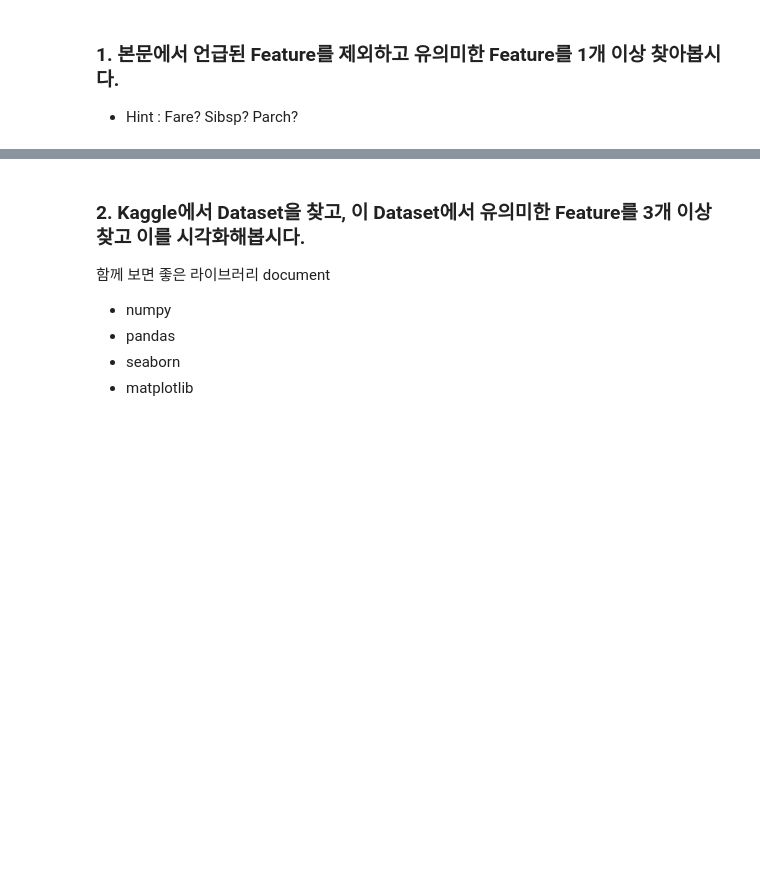
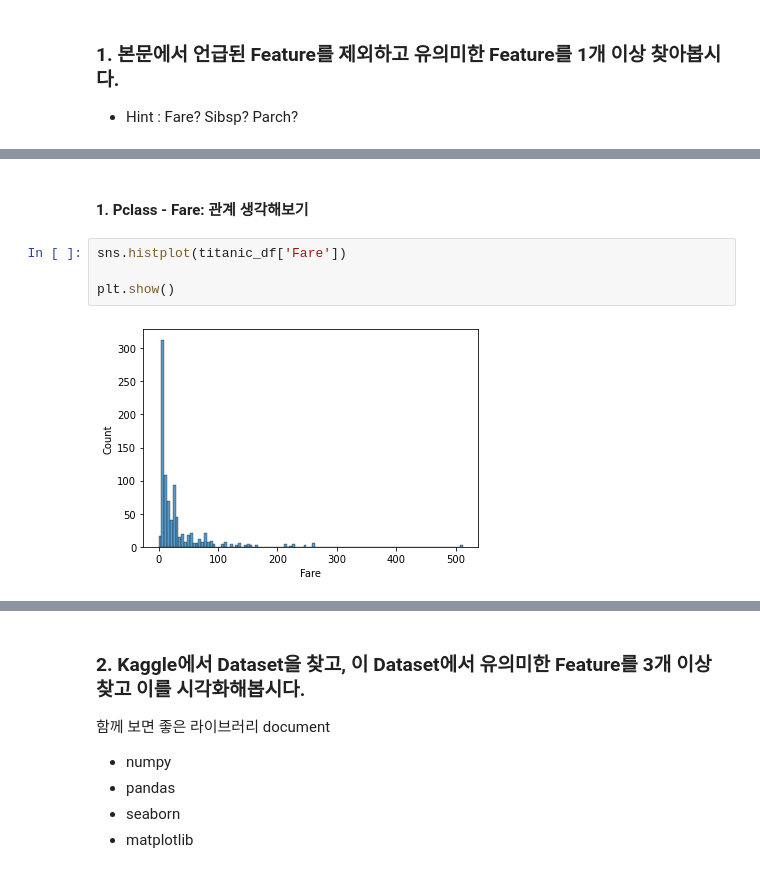
Before and after one commit to super-corini/programmers_kdt_II, a Jupyter notebook: day3/4. EDA-Code.ipynb, the cells around one changed output, grey strips where cells are left out. Drawn from its saved outputs; the diff is of its cells as text; blank space fills up the shorter version.

```diff
--- a/day3/4. EDA-Code.ipynb
+++ b/day3/4. EDA-Code.ipynb
@@ -436,0 +460,8 @@ plt.show()
+# %% [markdown]
+#### 1. Pclass - Fare: 관계 생각해보기
+# %%
+sns.histplot(titanic_df['Fare'])
+
+plt.show()
+# %% [output]
+[figure, added]
```
Also changed, not shown: parts of 33 cells of this notebook.
